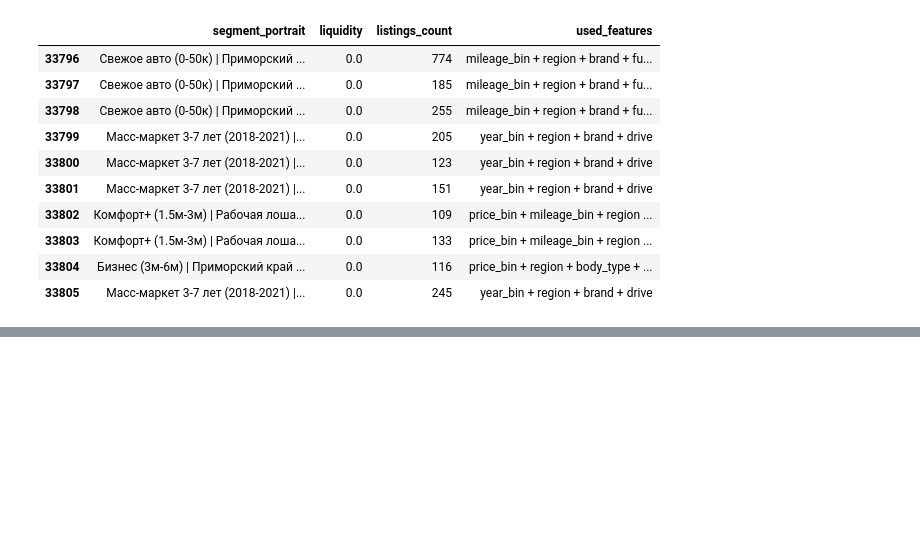
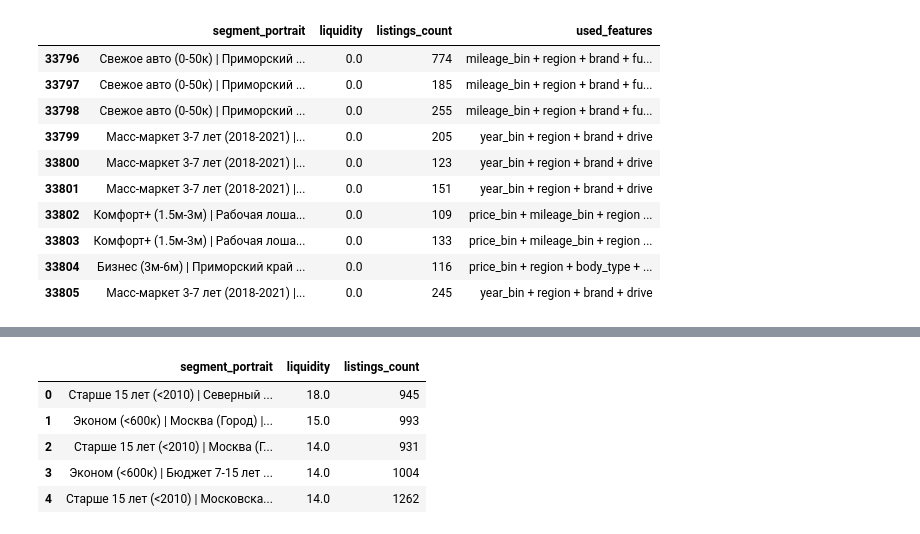
Before and after one commit to Arseniy0203/Avito_Case, a Jupyter notebook: 3_Segmentation.ipynb, the cells around one changed output, grey strips where cells are left out. Cells and saved outputs as stored; diff of their text form; code cells hidden in the pictures; blank space fills up the shorter version.

```diff
--- a/3_Segmentation.ipynb
+++ b/3_Segmentation.ipynb
@@ -158,0 +509,88 @@ else:
+# %%
+df_merged = pd.read_csv('data/processed/task1_final_features.csv')
+current_year = 2026
+
+# ==========================================
+# 1. БИННИНГ ЧИСЛОВЫХ ПРИЗНАКОВ
+# ==========================================
+bins_price = [0, 600_000, 1_500_000, 3_000_000, 6_000_000, 10_000_000, np.inf]
+labels_price = ['Эконом (<600к)', 'Комфорт (600к-1.5м)', 'Комфорт+ (1.5м-3м)', 'Бизнес (3м-6м)', 'Премиум (6м-10м)', 'Люкс (>10м)']
+df_merged['price_bin'] = pd.cut(df_merged['price'], bins=bins_price, labels=labels_price)
+
+bins_mileage = [-1, 50_000, 100_000, 150_000, 250_000, 521_231]
+labels_mileage = ['Свежее авто (0-50к)', 'Оптимальный б/у (50-100к)', 'Психологический барьер (100-150к)', 'Рабочая лошадка (150-250к)', 'Глубокое б/у (250-520к)']
+df_merged['mileage_bin'] = pd.cut(df_merged['mileage'], bins=bins_mileage, labels=labels_mileage)
+
+bins_year = [1900, current_year - 15, current_year - 7, current_year - 3, current_year + 1]
+labels_year = ['Старше 15 лет (<2010)', 'Бюджет 7-15 лет (2010-2017)', 'Масс-маркет 3-7 лет (2018-2021)', 'Свежие <3 лет (2022-2025)']
+df_merged['year_bin'] = pd.cut(df_merged['year'], bins=bins_year, labels=labels_year)
+
+# ==========================================
+# 2. ФОРМИРОВАНИЕ КОМБИНАЦИЙ (ТОЛЬКО ТОП-ФИЧИ)
+# ==========================================
+# Оставили только базу: Цена, Год, Пробег, Гео, Бренд, Состояние
+features = [
+    'price_bin', 'year_bin', 'mileage_bin',
+    'romchik_geo', 'macro_brand', 'condition'
+]
+
+# Ищем тройки (3 фичи из 6)
+all_combos = list(combinations(features, 3))
+
+# Бизнес-логика: сегмент обязан иметь географию И (привязку к цене ИЛИ бренду)
+valid_combos = []
+for combo in all_combos:
+    if 'romchik_geo' in combo and ('price_bin' in combo or 'macro_brand' in combo):
+        valid_combos.append(list(combo))
+
+print(f"Всего валидных комбинаций для проверки: {len(valid_combos)}\n")
+
+# ==========================================
+# 3. ПОИСК И АГРЕГАЦИЯ (ЖЕСТКИЙ ПОРОГ)
+# ==========================================
+all_segments_results = []
+THRESHOLD = 800 # Идеальный баланс между нишей и масс-маркетом
+
+for combo in valid_combos:
+    grouped = df_merged.groupby(combo, observed=True).agg(
+        listings_count=('id', 'count'),
+        liquidity=('total_contacts', 'median')
+    ).reset_index()
+
+    # Отсекаем всё, что меньше порога
+    valid_segments = grouped[grouped['listings_count'] >= THRESHOLD].copy()
+
+    if not valid_segments.empty:
+        valid_segments['segment_portrait'] = valid_segments[combo].astype(str).agg(' | '.join, axis=1)
+        res = valid_segments[['segment_portrait', 'listings_count', 'liquidity']].copy()
+        res['used_features'] = ' + '.join(combo)
+        all_segments_results.append(res)
+
+# ==========================================
+# 4. ФИНАЛЬНАЯ СБОРКА И ВЫГРУЗКА
+# ==========================================
+if all_segments_results:
+    final_report = pd.concat(all_segments_results, ignore_index=True)
+    final_report = final_report.drop_duplicates(subset=['segment_portrait'])
+    final_report = final_report.sort_values(by='liquidity', ascending=False).reset_index(drop=True)
+
+    final_report['liquidity'] = final_report['liquidity'].round(1)
+    final_report['listings_count'] = final_report['listings_count'].astype(int)
+
+    final_report.to_csv('data/processed/FINAL_PRODUCT_SEGMENTS.csv', index=False)
+
+    n_total = len(final_report)
+    print(f"✅ Успешно! Найдено плотных продуктовых сегментов (>{THRESHOLD} авто): {n_total}")
+    print("Файл сохранен: 'data/processed/FINAL_PRODUCT_SEGMENTS.csv'\n")
+
+    cols_to_show = ['segment_portrait', 'liquidity', 'listings_count']
+
+    print("🔥 Топ-5 ГОРЯЧИХ сегментов (Высокая органика):")
+    display(final_report[cols_to_show].head(5))
+
+    print("\n💀 Топ-5 МЕРТВЫХ сегментов (Зона внедрения VAS):")
+    display(final_report[cols_to_show].tail(5))
+
+else:
+    print(f"Ни один сегмент не прошел порог в {THRESHOLD} объявлений. Проверьте данные.")
+# %% [output]
@@ -158,0 +603,6 @@ else:
+|  | segment_portrait | liquidity | listings_count |
+| 0 | Старше 15 лет (<2010) | Северный ... | 18.0 | 945 |
+| 1 | Эконом (<600к) | Москва (Город) |... | 15.0 | 993 |
+| 2 | Старше 15 лет (<2010) | Москва (Г... | 14.0 | 931 |
+| 3 | Эконом (<600к) | Бюджет 7-15 лет ... | 14.0 | 1004 |
+| 4 | Старше 15 лет (<2010) | Московска... | 14.0 | 1262 |
```
Also changed, not shown: parts of 12 cells of this notebook, 1 other file.
